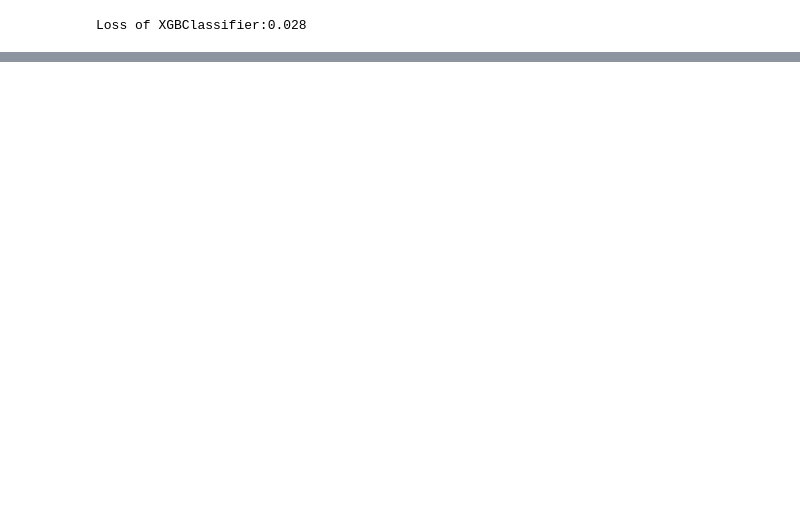
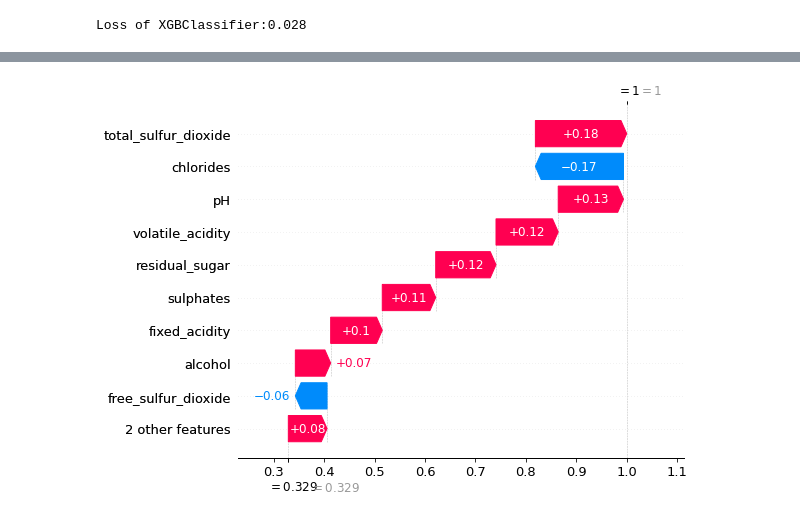
Before and after one commit to gokce-nur00/wine-quality, a Jupyter notebook: Combine_Of_XGBOOST_NN.ipynb, the cells around one changed output, grey strips where cells are left out. Saved outputs shown, nothing was run; the diff lists cells and outputs as text; code cells hidden in the pictures; blank space fills up the shorter version.

```diff
--- a/Combine_Of_XGBOOST_NN.ipynb
+++ b/Combine_Of_XGBOOST_NN.ipynb
@@ -148,0 +170,21 @@ with open('nn_xgb_model.pkl', 'wb') as f:
+# %%
+data_test_frame = pd.DataFrame(data_test)
+data_test_frame.columns = ['fixed_acidity', 'volatile_acidity', 'citric_acid',
+       'residual_sugar', 'chlorides', 'free_sulfur_dioxide',
+       'total_sulfur_dioxide', 'density', 'pH', 'sulphates', 'alcohol']
+
+data_frame = pd.DataFrame(data)
+data_frame.columns = ['fixed_acidity', 'volatile_acidity', 'citric_acid',
+       'residual_sugar', 'chlorides', 'free_sulfur_dioxide',
+       'total_sulfur_dioxide', 'density', 'pH', 'sulphates', 'alcohol']
+# %%
+data_frame = shap.kmeans(data_frame.values, 25)
+# %%
+explainer = shap.KernelExplainer(stacking_model.predict, data_frame)
+# %%
+shap_values = explainer.shap_values(data_test_frame[:400])
+# %%
+shap.plots._waterfall.waterfall_legacy(explainer.expected_value, shap_values[0],
+ feature_names=data_test_frame.columns)
+# %% [output]
+[figure, added]
```
Also changed, not shown: parts of 18 cells of this notebook, 6 other files.
